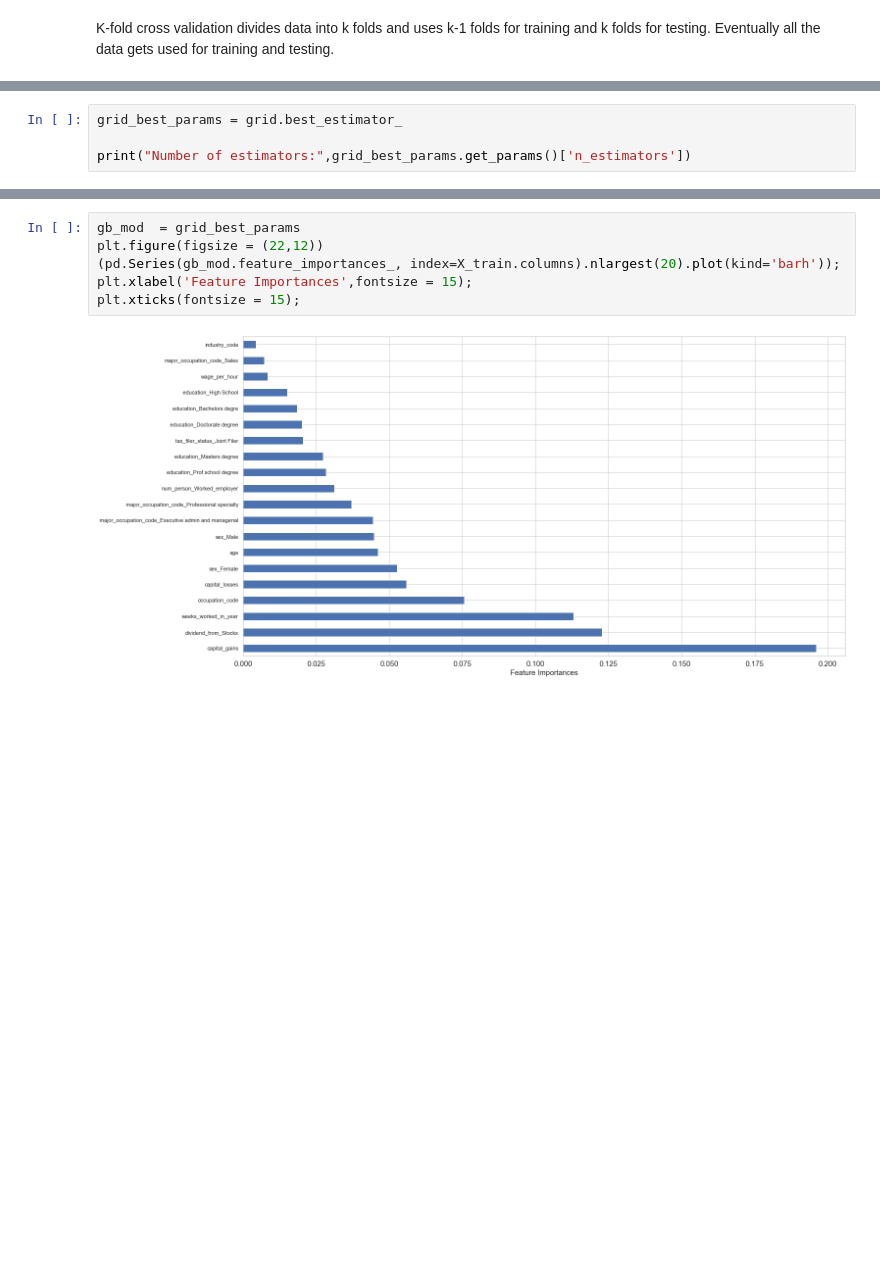
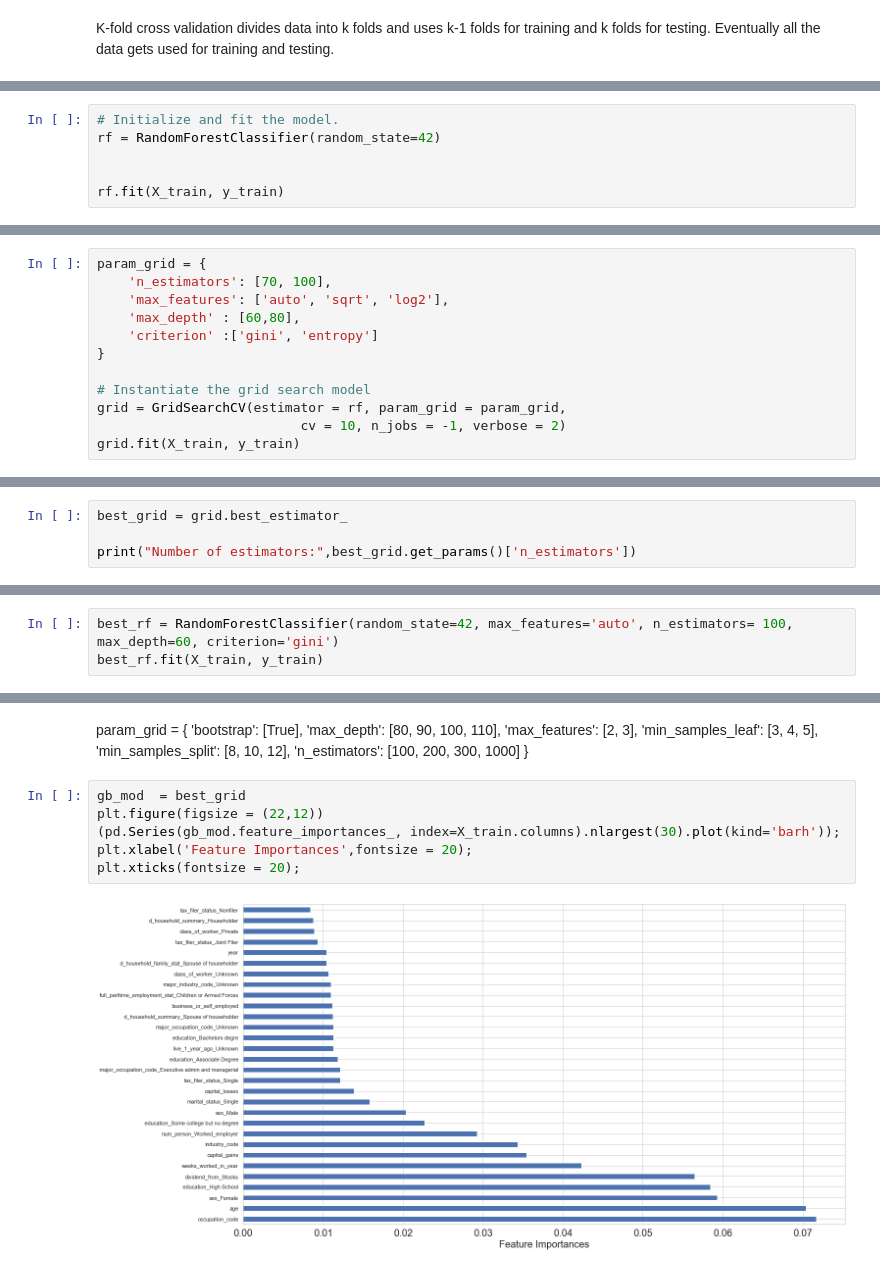
Before and after one commit to rajinigurijala/Capstone3, a Jupyter notebook: Census-Income.ipynb, the cells around one changed output, grey strips where cells are left out. Cells and saved outputs as stored; diff of their text form; blank space fills up the shorter version.

```diff
--- a/Census-Income.ipynb
+++ b/Census-Income.ipynb
@@ -1032,0 +1030,6 @@ GridSearchCV(cv='warn', error_score='raise-deprecating',
+# %%
+# Initialize and fit the model.
+rf = RandomForestClassifier(random_state=42)
+
+
+rf.fit(X_train, y_train)
@@ -1032,0 +1045,12 @@ GridSearchCV(cv='warn', error_score='raise-deprecating',
+# %%
+param_grid = {
+    'n_estimators': [70, 100],
+    'max_features': ['auto', 'sqrt', 'log2'],
+    'max_depth' : [60,80],
+    'criterion' :['gini', 'entropy']
+}
+
+# Instantiate the grid search model
+grid = GridSearchCV(estimator = rf, param_grid = param_grid,
+                          cv = 10, n_jobs = -1, verbose = 2)
+grid.fit(X_train, y_train)
@@ -1033,5 +1087,5 @@ GridSearchCV(cv='warn', error_score='raise-deprecating',
 # %%
-grid_best_params = grid.best_estimator_
+best_grid = grid.best_estimator_
 
-print("Number of estimators:",grid_best_params.get_params()['n_estimators'])
+print("Number of estimators:",best_grid.get_params()['n_estimators'])
 # %% [output]
@@ -1038,0 +1093,3 @@ Number of estimators: 150
+# %%
+best_rf = RandomForestClassifier(random_state=42, max_features='auto', n_estimators= 100, max_depth=60, criterion='gini')
+best_rf.fit(X_train, y_train)
@@ -1039,11 +1110,20 @@ Number of estimators: 150
+# %% [markdown]
+param_grid = {
+    'bootstrap': [True],
+    'max_depth': [80, 90, 100, 110],
+    'max_features': [2, 3],
+    'min_samples_leaf': [3, 4, 5],
+    'min_samples_split': [8, 10, 12],
+    'n_estimators': [100, 200, 300, 1000]
+}
 # %%
-gb_mod  = grid_best_params
+gb_mod  = best_grid
 plt.figure(figsize = (22,12))
-(pd.Series(gb_mod.feature_importances_, index=X_train.columns).nlargest(20).plot(kind='barh'));
-plt.xlabel('Feature Importances',fontsize = 15);
-plt.xticks(fontsize = 15);
+(pd.Series(gb_mod.feature_importances_, index=X_train.columns).nlargest(30).plot(kind='barh'));
+plt.xlabel('Feature Importances',fontsize = 20);
+plt.xticks(fontsize = 20);
 # %% [output]
-[figure, old version]
+[figure, new version]
 # %% [markdown]
 ### Conclusion
 
```
Also changed, not shown: parts of 59 cells of this notebook.
